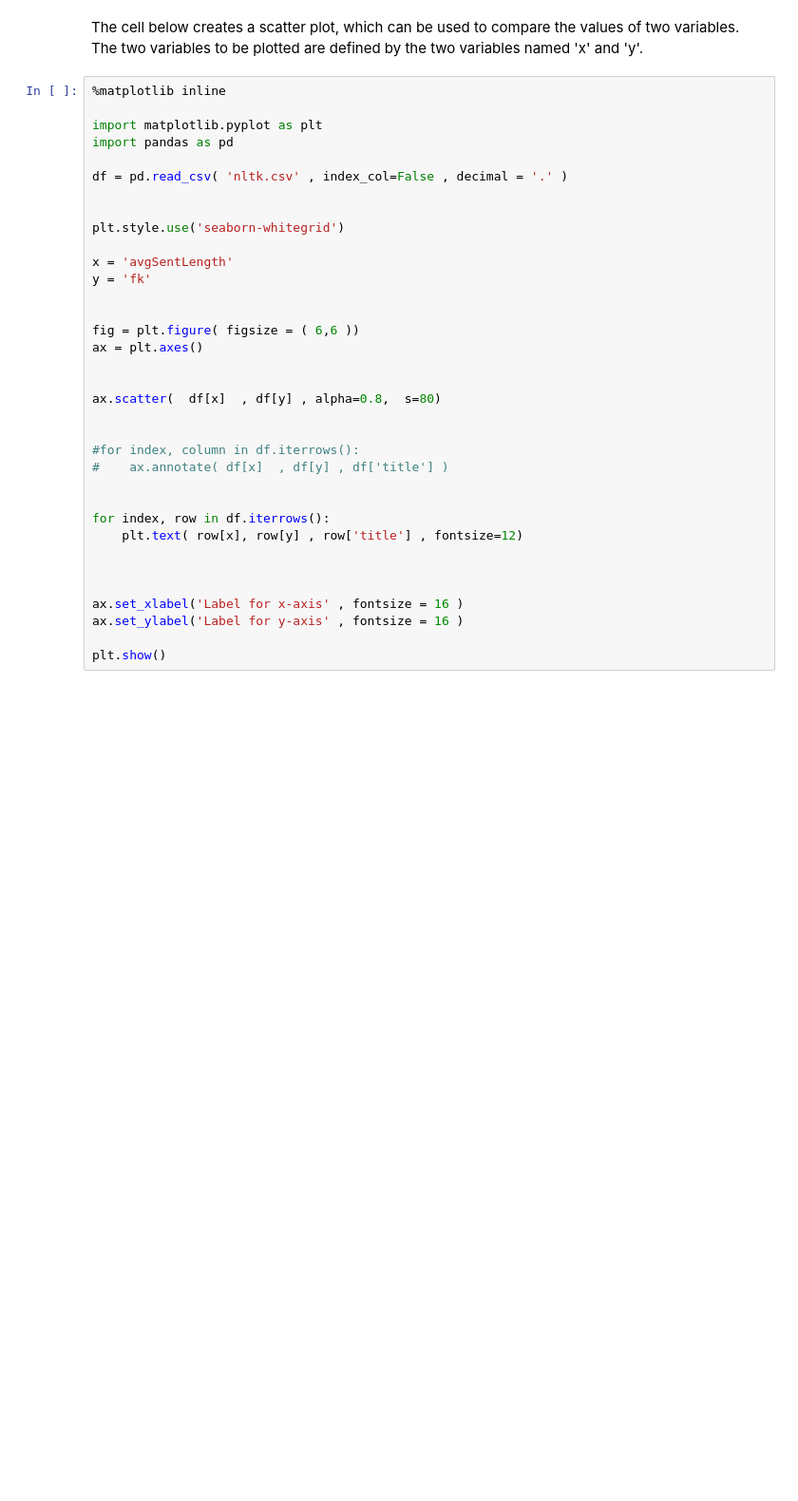
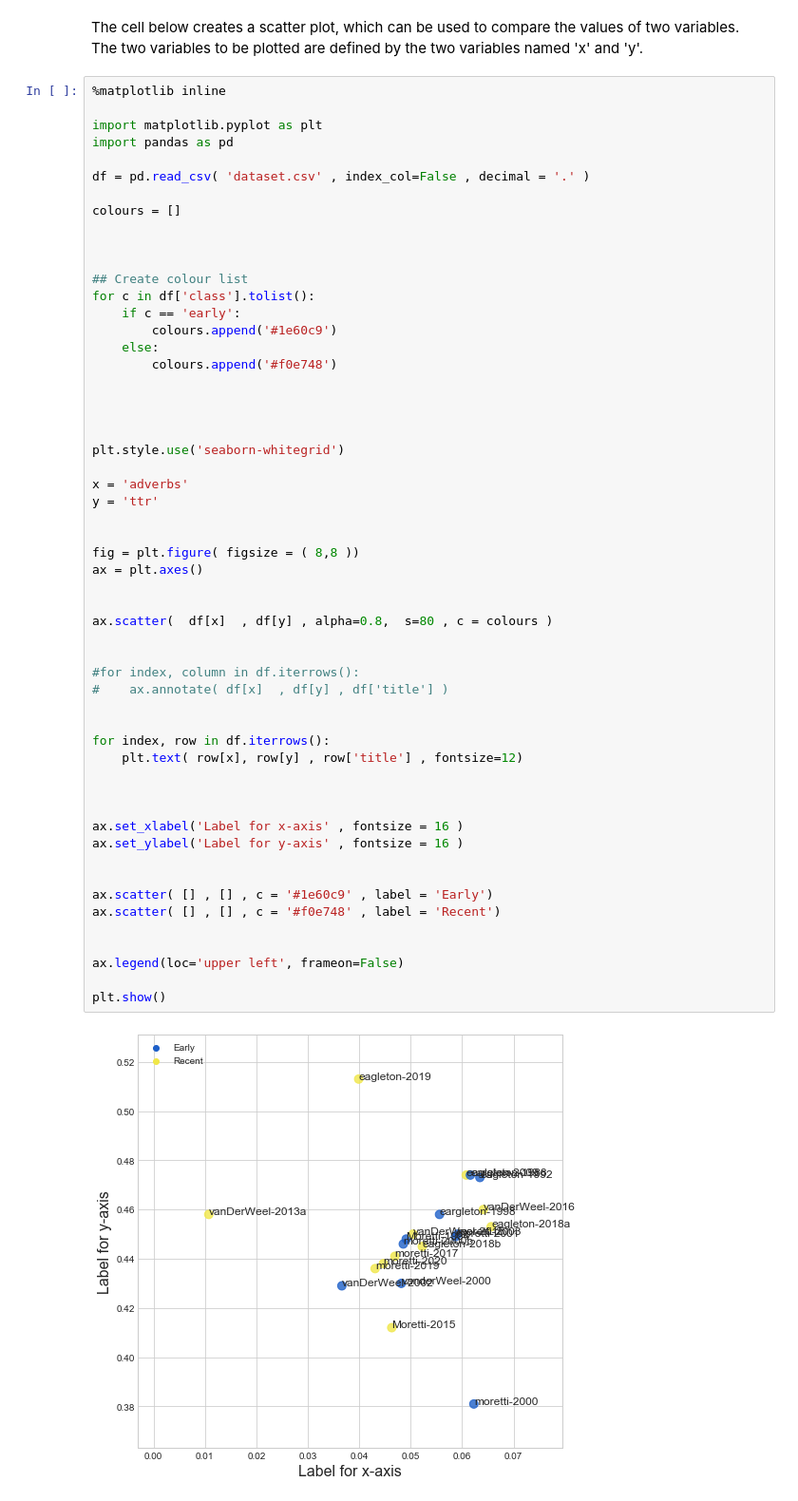
Before and after one commit to peterverhaar/dtdp2020, a Jupyter notebook: ResearchProject/NLTK-Data.ipynb, the cells around one changed output. Shown: that part at 95% size. Cells and saved outputs as stored; diff of their text form; blank space fills up the shorter version.

```diff
--- a/ResearchProject/NLTK-Data.ipynb
+++ b/ResearchProject/NLTK-Data.ipynb
@@ -208,35 +246,57 @@ The cell below creates a scatter plot, which can be used to compare the values o
 # %%
 %matplotlib inline
 
 import matplotlib.pyplot as plt
 import pandas as pd
 
-df = pd.read_csv( 'nltk.csv' , index_col=False , decimal = '.' )
+df = pd.read_csv( 'dataset.csv' , index_col=False , decimal = '.' )
+
+colours = []
+
+
+
+## Create colour list
+for c in df['class'].tolist():
+    if c == 'early':
+        colours.append('#1e60c9')
+    else:
+        colours.append('#f0e748')
+
+
 
 
 plt.style.use('seaborn-whitegrid')
 
-x = 'avgSentLength'
-y = 'fk'
+x = 'adverbs'
+y = 'ttr'
 
 
-fig = plt.figure( figsize = ( 6,6 ))
+fig = plt.figure( figsize = ( 8,8 ))
 ax = plt.axes()
 
 
-ax.scatter(  df[x]  , df[y] , alpha=0.8,  s=80)
+ax.scatter(  df[x]  , df[y] , alpha=0.8,  s=80 , c = colours )
 
 
 #for index, column in df.iterrows():
 #    ax.annotate( df[x]  , df[y] , df['title'] )
 
 
 for index, row in df.iterrows():
     plt.text( row[x], row[y] , row['title'] , fontsize=12)
 
 
 
 ax.set_xlabel('Label for x-axis' , fontsize = 16 )
 ax.set_ylabel('Label for y-axis' , fontsize = 16 )
 
+
+ax.scatter( [] , [] , c = '#1e60c9' , label = 'Early')
+ax.scatter( [] , [] , c = '#f0e748' , label = 'Recent')
+
+
+ax.legend(loc='upper left', frameon=False)
+
 plt.show()
+# %% [output]
+[figure, added]
```
Also changed, not shown: parts of 3 cells of this notebook, 1 other file.
